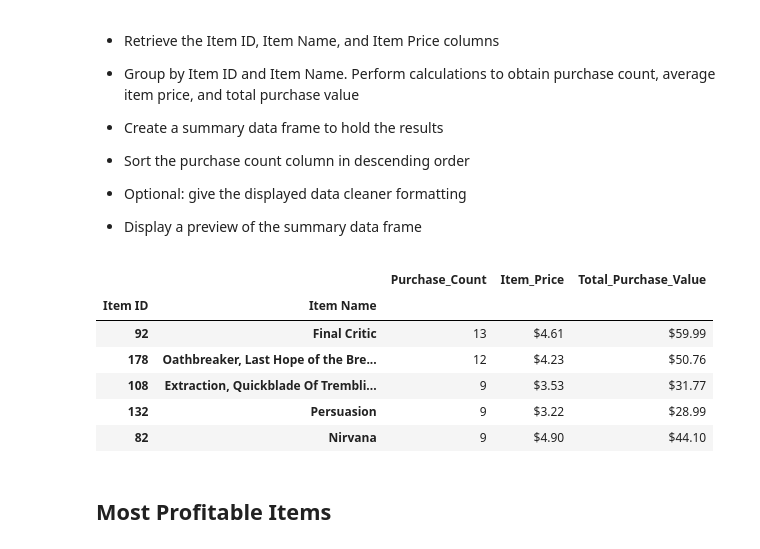
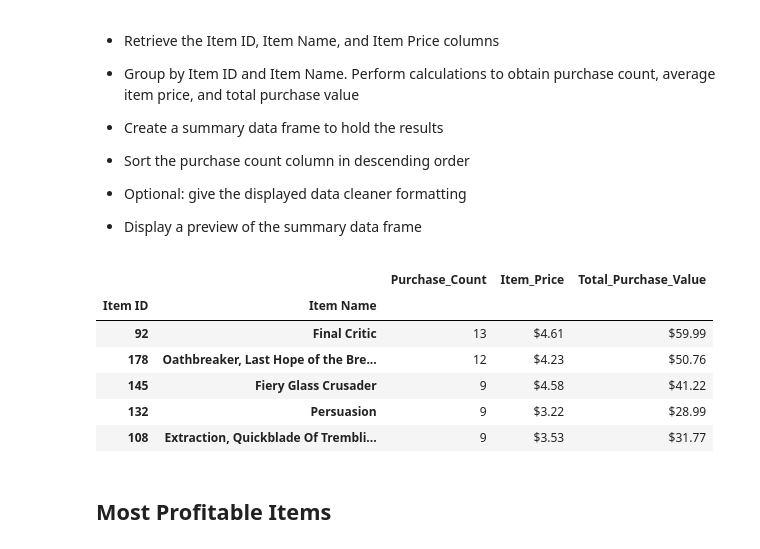
Before and after one commit to jordanroessle/pandas-challenge, a Jupyter notebook: HeroesOfPymoli/HeroesOfPymoli_starter.ipynb, the cells around one changed output. Drawn from its saved outputs; the diff is of its cells as text; code cells hidden in the pictures.

Commit message:
made changes to most profitable item and most popular items

```diff
--- a/HeroesOfPymoli/HeroesOfPymoli_starter.ipynb
+++ b/HeroesOfPymoli/HeroesOfPymoli_starter.ipynb
@@ -297,31 +297,36 @@ top_spenders
 # %%
 #incase you want to change how many most popular items to look at later
 number_popular_items = 5
 
 #initialize output dataframe and groupby
 item_id_groupby = purchase_data.groupby(["Item ID", "Item Name"])
-#4 items have 9 purchases, so my data frame shows one different than the example provided
-popular_items = pd.DataFrame(index=item_id_groupby["Item Name"].count().sort_values(ascending=False).head(number_popular_items).index)
+popular_items = pd.DataFrame()
+
 
 #calculate desired values
 popular_items["Purchase_Count"] = item_id_groupby.Price.count()
 popular_items["Item_Price"] = item_id_groupby.Price.mean()
 popular_items["Total_Purchase_Value"] = item_id_groupby.Price.sum()
 
+#sorting before formatting, so that sorting works
+popular_items_output = popular_items.sort_values("Purchase_Count", ascending=False).head(number_popular_items)
+
 #formatting
-popular_items["Item_Price"] = popular_items["Item_Price"].map("${:.2f}".format)
-popular_items["Total_Purchase_Value"] = popular_items["Total_Purchase_Value"].map("${:.2f}".format)
+popular_items_output["Item_Price"] = popular_items_output["Item_Price"].map("${:.2f}".format)
+popular_items_output["Total_Purchase_Value"] = popular_items_output["Total_Purchase_Value"].map("${:.2f}".format)
 
 #output
-popular_items
+popular_items_output
+
+#4 items have 9 purchase so mine show "Fiery Glass Crusader" whereas the example shows "Nirvana", not sure it matters
 # %% [output]
 |  |  | Purchase_Count | Item_Price | Total_Purchase_Value |
 | Item ID | Item Name |  |  |  |
 | 92 | Final Critic | 13 | $4.61 | $59.99 |
 | 178 | Oathbreaker, Last Hope of the Bre... | 12 | $4.23 | $50.76 |
+| 145 | Fiery Glass Crusader | 9 | $4.58 | $41.22 |
+| 132 | Persuasion | 9 | $3.22 | $28.99 |
 | 108 | Extraction, Quickblade Of Trembli... | 9 | $3.53 | $31.77 |
-| 132 | Persuasion | 9 | $3.22 | $28.99 |
-| 82 | Nirvana | 9 | $4.90 | $44.10 |
 # %% [markdown]
 ## Most Profitable Items
 # %% [markdown]
```
Also changed, not shown: parts of 1 cell of this notebook, 1 other file.
